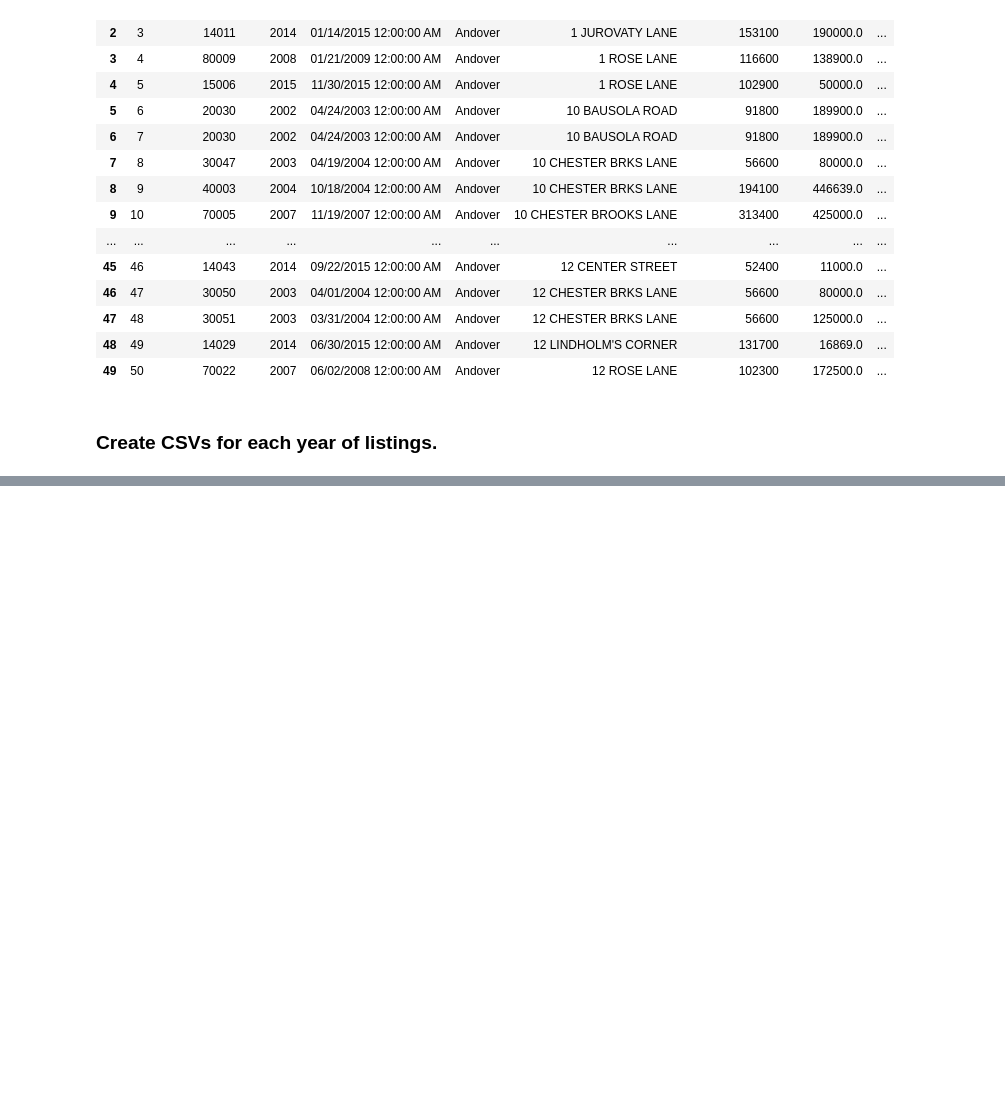
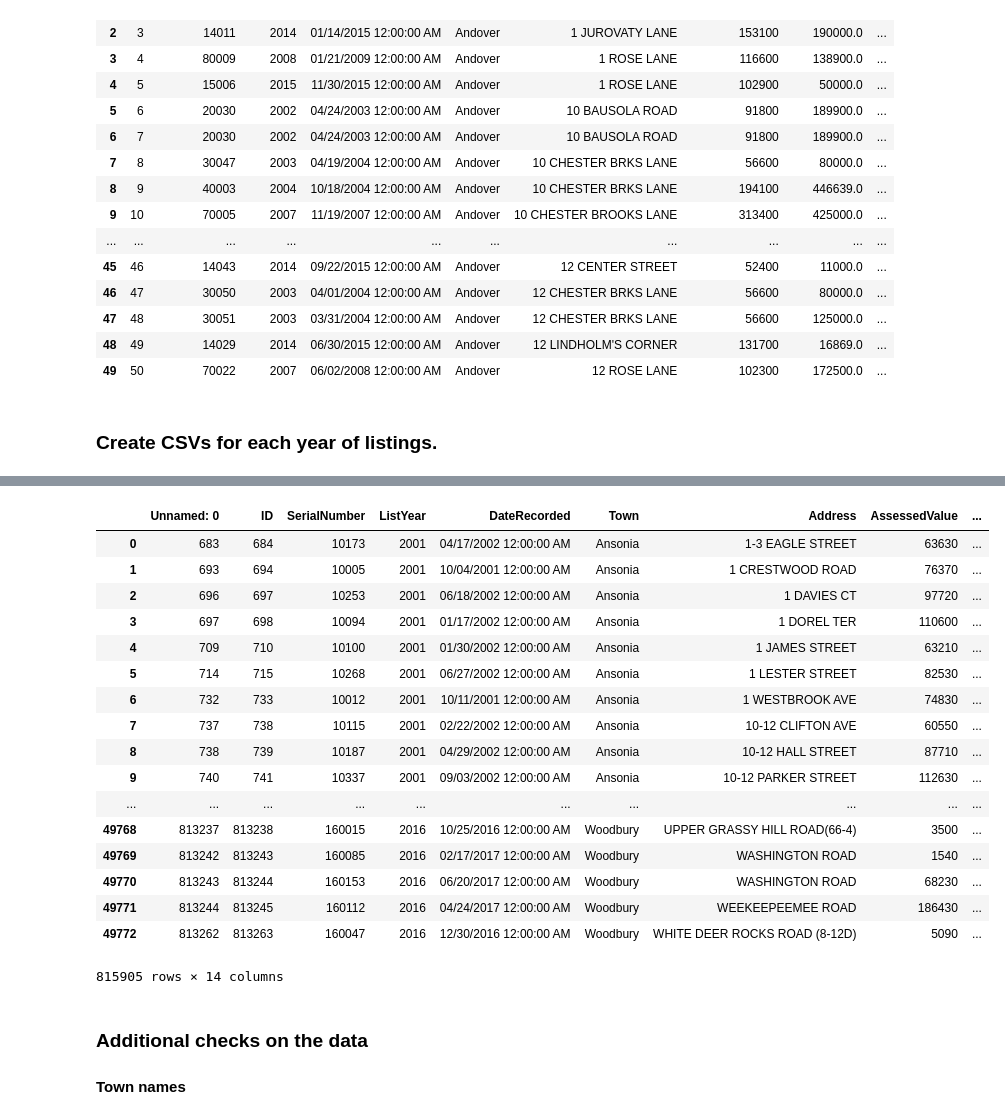
Before and after one commit to jamiekasulis/ct_real_estate_sales, a Jupyter notebook: Data Cleaning Final.ipynb, the cells around one changed output, grey strips where cells are left out. Saved outputs shown, nothing was run; the diff lists cells and outputs as text; code cells hidden in the pictures; blank space fills up the shorter version.

Commit message:
Recleaned data. Updated exploation notebook

```diff
--- a/Data Cleaning Final.ipynb
+++ b/Data Cleaning Final.ipynb
@@ -143,0 +368,38 @@ create_clean_csv(raw_df, 2001)
+# %%
+clean_df = pd.read_csv("data/clean_data_2001_listings.csv")
+clean_df = clean_df.append(pd.read_csv("data/clean_data_2002_listings.csv"))
+clean_df = clean_df.append(pd.read_csv("data/clean_data_2003_listings.csv"))
+clean_df = clean_df.append(pd.read_csv("data/clean_data_2004_listings.csv"))
+clean_df = clean_df.append(pd.read_csv("data/clean_data_2005_listings.csv"))
+clean_df = clean_df.append(pd.read_csv("data/clean_data_2006_listings.csv"))
+clean_df = clean_df.append(pd.read_csv("data/clean_data_2007_listings.csv"))
+clean_df = clean_df.append(pd.read_csv("data/clean_data_2008_listings.csv"))
+clean_df = clean_df.append(pd.read_csv("data/clean_data_2009_listings.csv"))
+clean_df = clean_df.append(pd.read_csv("data/clean_data_2010_listings.csv"))
+clean_df = clean_df.append(pd.read_csv("data/clean_data_2011_listings.csv"))
+clean_df = clean_df.append(pd.read_csv("data/clean_data_2012_listings.csv"))
+clean_df = clean_df.append(pd.read_csv("data/clean_data_2013_listings.csv"))
+clean_df = clean_df.append(pd.read_csv("data/clean_data_2014_listings.csv"))
+clean_df = clean_df.append(pd.read_csv("data/clean_data_2015_listings.csv"))
+clean_df = clean_df.append(pd.read_csv("data/clean_data_2016_listings.csv"))
+# %%
+clean_df
+# %% [output]
+|  | Unnamed: 0 | ID | SerialNumber | ListYear | DateRecorded | Town | Address | AssessedValue | ... |
+| 0 | 683 | 684 | 10173 | 2001 | 04/17/2002 12:00:00 AM | Ansonia | 1-3 EAGLE STREET | 63630 | ... |
+| 1 | 693 | 694 | 10005 | 2001 | 10/04/2001 12:00:00 AM | Ansonia | 1 CRESTWOOD ROAD | 76370 | ... |
+| 2 | 696 | 697 | 10253 | 2001 | 06/18/2002 12:00:00 AM | Ansonia | 1 DAVIES CT | 97720 | ... |
+| 3 | 697 | 698 | 10094 | 2001 | 01/17/2002 12:00:00 AM | Ansonia | 1 DOREL TER | 110600 | ... |
+| 4 | 709 | 710 | 10100 | 2001 | 01/30/2002 12:00:00 AM | Ansonia | 1 JAMES STREET | 63210 | ... |
+| 5 | 714 | 715 | 10268 | 2001 | 06/27/2002 12:00:00 AM | Ansonia | 1 LESTER STREET | 82530 | ... |
+| 6 | 732 | 733 | 10012 | 2001 | 10/11/2001 12:00:00 AM | Ansonia | 1 WESTBROOK AVE | 74830 | ... |
+| 7 | 737 | 738 | 10115 | 2001 | 02/22/2002 12:00:00 AM | Ansonia | 10-12 CLIFTON AVE | 60550 | ... |
+| 8 | 738 | 739 | 10187 | 2001 | 04/29/2002 12:00:00 AM | Ansonia | 10-12 HALL STREET | 87710 | ... |
+| 9 | 740 | 741 | 10337 | 2001 | 09/03/2002 12:00:00 AM | Ansonia | 10-12 PARKER STREET | 112630 | ... |
+| ... | ... | ... | ... | ... | ... | ... | ... | ... | ... |
+| 49768 | 813237 | 813238 | 160015 | 2016 | 10/25/2016 12:00:00 AM | Woodbury | UPPER GRASSY HILL ROAD(66-4) | 3500 | ... |
+| 49769 | 813242 | 813243 | 160085 | 2016 | 02/17/2017 12:00:00 AM | Woodbury | WASHINGTON ROAD | 1540 | ... |
+| 49770 | 813243 | 813244 | 160153 | 2016 | 06/20/2017 12:00:00 AM | Woodbury | WASHINGTON ROAD | 68230 | ... |
+| 49771 | 813244 | 813245 | 160112 | 2016 | 04/24/2017 12:00:00 AM | Woodbury | WEEKEEPEEMEE ROAD | 186430 | ... |
+| 49772 | 813262 | 813263 | 160047 | 2016 | 12/30/2016 12:00:00 AM | Woodbury | WHITE DEER ROCKS ROAD (8-12D) | 5090 | ... |
+815905 rows × 14 columns
@@ -143,0 +423,3 @@ create_clean_csv(raw_df, 2001)
+# %% [markdown]
+### Additional checks on the data
+#### Town names
```
Also changed, not shown: parts of 79 cells of this notebook, 19 other files.
